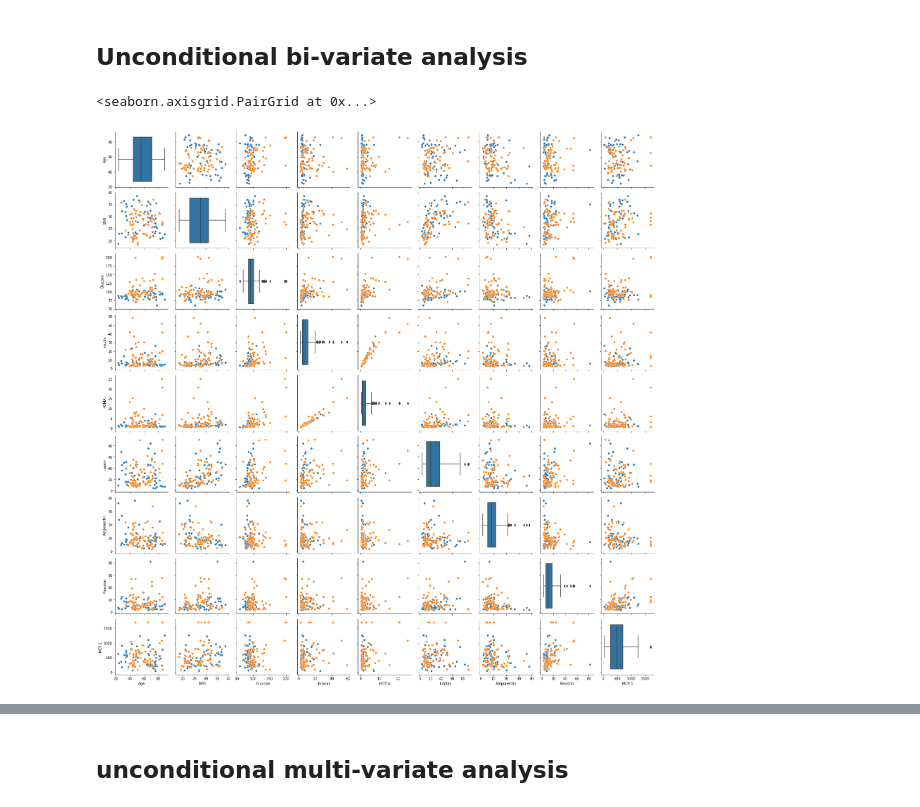
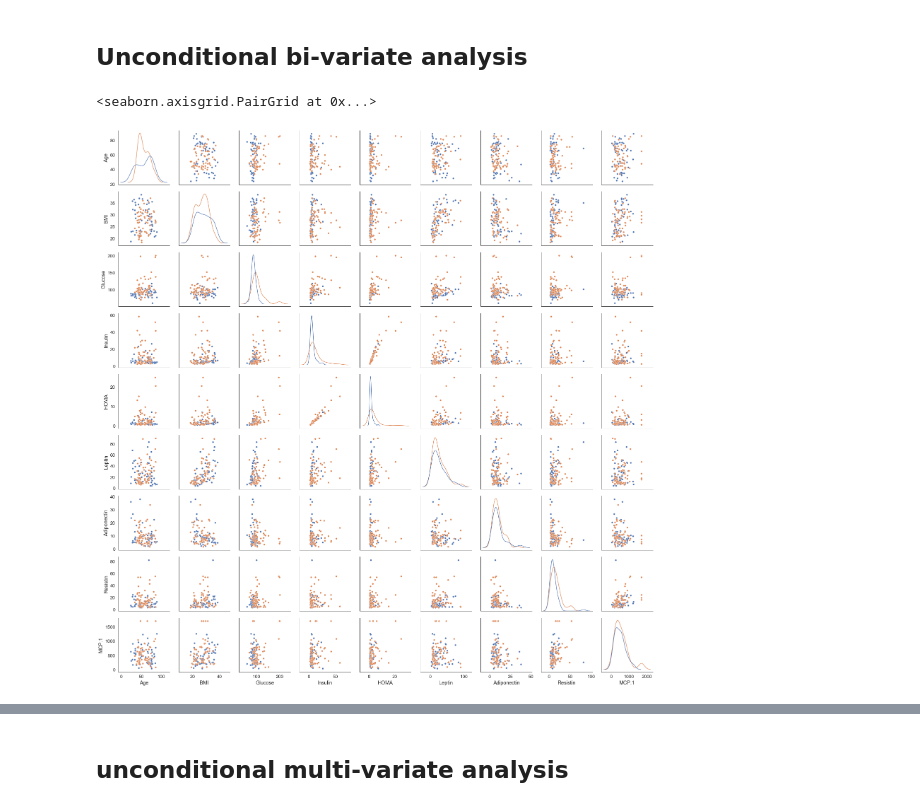
Before and after one commit to LauraMMelo/comp_intelligence_couse, a Jupyter notebook: HW1/Homework 1.ipynb, the cells around one changed output, grey strips where cells are left out. Saved outputs shown, nothing was run; the diff lists cells and outputs as text; code cells hidden in the pictures.

```diff
--- a/HW1/Homework 1.ipynb
+++ b/HW1/Homework 1.ipynb
@@ -144,12 +181,12 @@ g.map(sns.scatterplot, "index", "value")
 # %%
 df = dataset
 
-g = sns.PairGrid(df, hue="Classification")
-g.map_diag(sns.boxplot)
+g = sns.PairGrid(df, hue="Classification", diag_sharey=False)
 g.map_offdiag(sns.scatterplot)
+g.map_diag(sns.kdeplot)
 # %% [output]
 <seaborn.axisgrid.PairGrid at 0x...>
-[figure, old version]
+[figure, new version]
 # %%
 df = dataset.drop(columns=['Classification'])
 # %%
```
Also changed, not shown: parts of 12 cells of this notebook, 7 other files.
